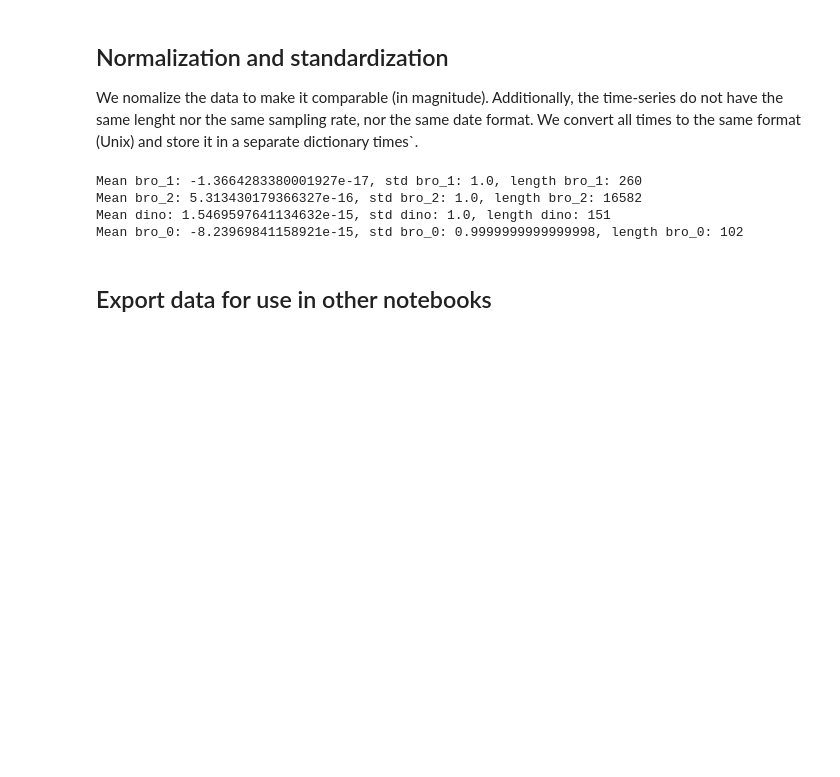
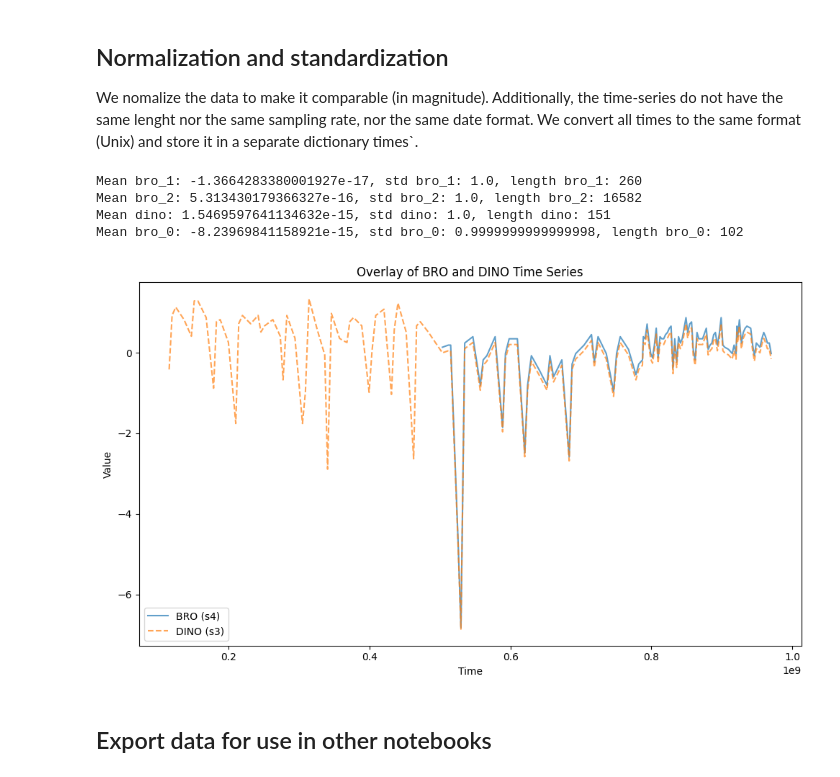
Before and after one commit to luisaforozco/exploration_gw_time_series, a Jupyter notebook: notebooks/data_exploration.ipynb, the cells around one changed output. Drawn from its saved outputs; the diff is of its cells as text; code cells hidden in the pictures; blank space fills up the shorter version.

```diff
--- a/notebooks/data_exploration.ipynb
+++ b/notebooks/data_exploration.ipynb
@@ -98,6 +98,20 @@ def parse_date_to_unix(timestamps, default_tz='UTC'):
 # %%
 times = {'s1': t1, 's2': t2, 's3': parse_date_to_unix(t3), 's4': parse_date_to_unix(t4)}
 series = {'s1': s1, 's2': s2, 's3': s3, 's4': s4}
+# %%
+plt.figure(figsize=(10, 6))
+
+plt.plot(times['s4'], s4, label='BRO (s4)', alpha=0.7)
+plt.plot(times['s3'], s3, label='DINO (s3)', alpha=0.7, linestyle='--')
+
+plt.xlabel("Time")
+plt.ylabel("Value")
+plt.title("Overlay of BRO and DINO Time Series")
+plt.legend()
+plt.tight_layout()
+plt.show()
+# %% [output]
+[figure, added]
 # %% [markdown]
 ## Export data for use in other notebooks
 # %%
```
Also changed, not shown: parts of 5 cells of this notebook, 5 other files.
